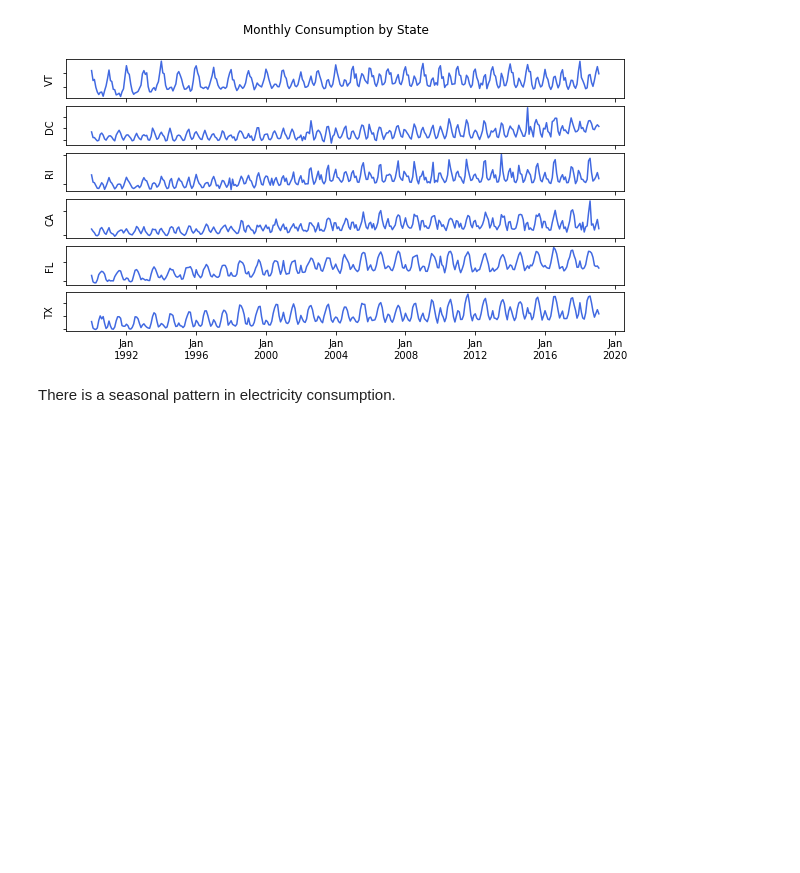
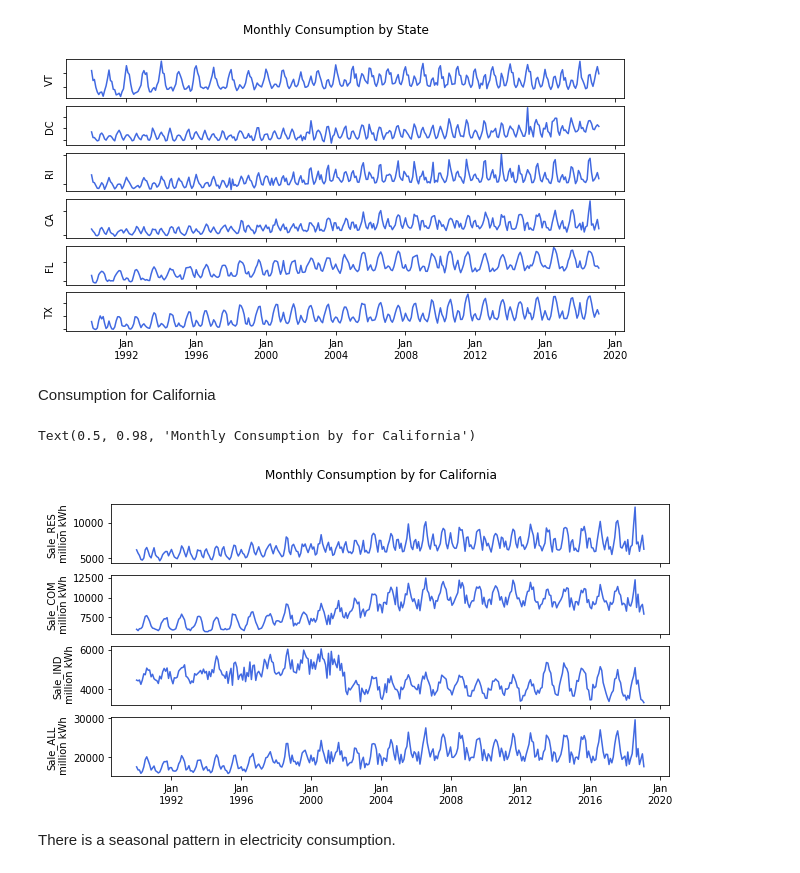
Before and after one commit to worasom/energy_sale_rev, a Jupyter notebook: EPA_energy_data.ipynb, the cells around one changed output. Saved outputs shown, nothing was run; the diff lists cells and outputs as text; code cells hidden in the pictures; blank space fills up the shorter version.

```diff
--- a/EPA_energy_data.ipynb
+++ b/EPA_energy_data.ipynb
@@ -216,6 +231,27 @@ fig.suptitle('Monthly Consumption by State')
 # %% [output]
 Text(0.5, 0.98, 'Monthly Consumption by State')
 [figure]
+# %% [markdown]
+Consumption for California
+# %%
+from pandas.plotting import register_matplotlib_converters
+register_matplotlib_converters()
+
+sale_cols = ['Sale_RES', 'Sale_COM', 'Sale_IND','Sale_ALL']
+state = 'CA'
+data = combine[combine['State']==state]
+
+fig, ax = plt.subplots(4,1,figsize=(10, 5),sharex=True)
+
+for i,col in enumerate(sale_cols):
+    ax[i].plot(data[col],c='royalblue')
+    ax[i].axes.set_ylabel(col + '\n million kWh')
+
+ax[-1].xaxis.set_major_formatter(mdates.DateFormatter("%b\n%Y"))
+fig.suptitle('Monthly Consumption by for California')
+# %% [output]
+Text(0.5, 0.98, 'Monthly Consumption by for California')
+[figure, added]
 # %% [markdown]
 There is a seasonal pattern in electricity consumption.
 # %% [markdown]
```
Also changed, not shown: parts of 9 cells of this notebook, 37 other files.
